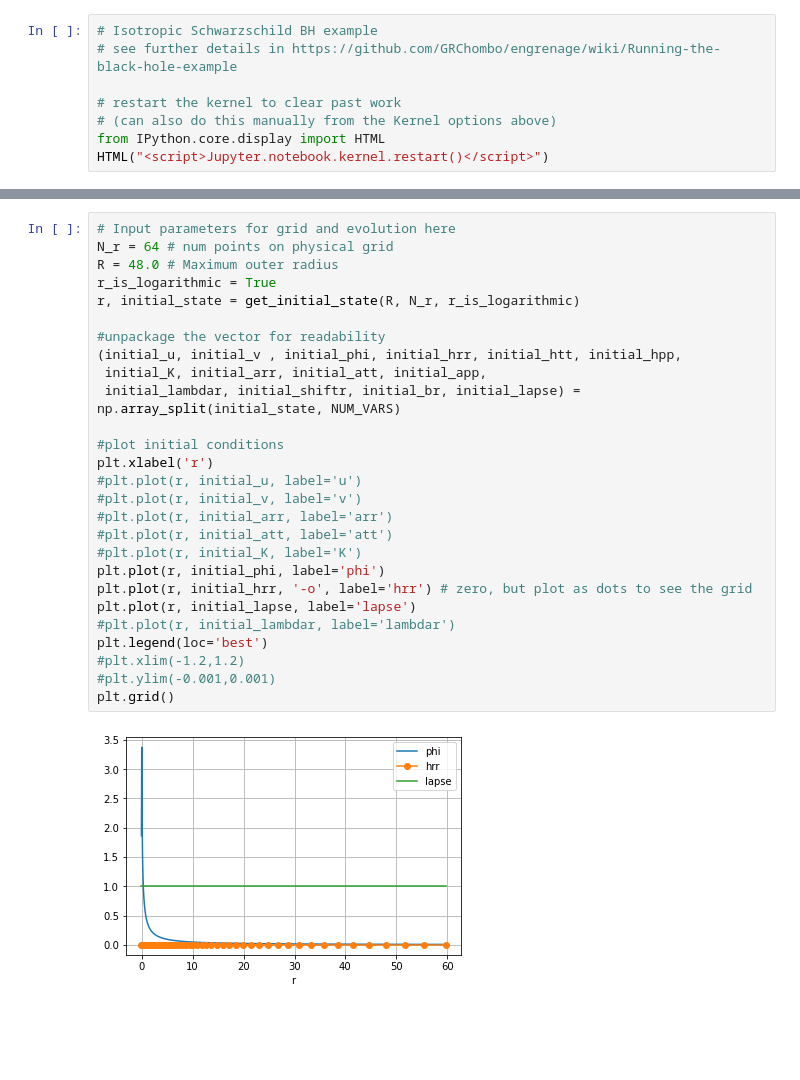
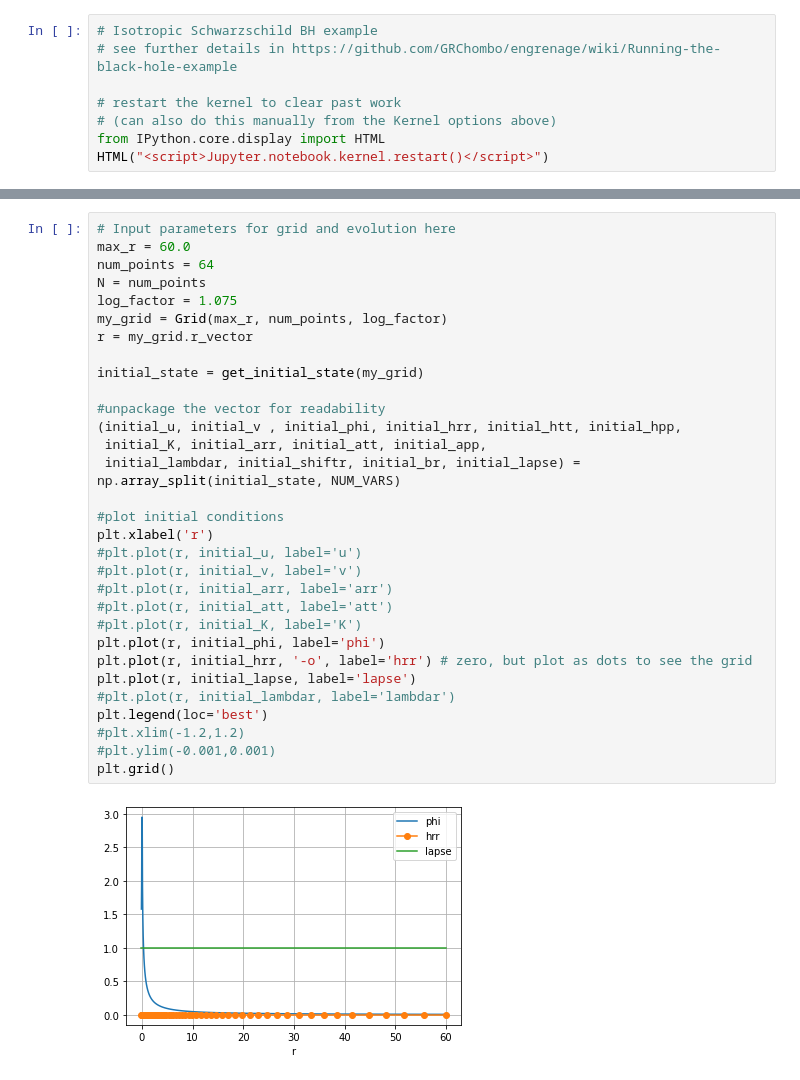
Before and after one commit to GRTLCollaboration/engrenage, a Jupyter notebook: examples/BHEvolution.ipynb, the cells around one changed output, grey strips where cells are left out. Drawn from its saved outputs; the diff is of its cells as text; blank space fills up the shorter version.

```diff
--- a/examples/BHEvolution.ipynb
+++ b/examples/BHEvolution.ipynb
@@ -27,31 +28,35 @@ from source.hamdiagnostic import *             # go here to change the Ham const
 # %%
 # Input parameters for grid and evolution here
-N_r = 64 # num points on physical grid
-R = 48.0 # Maximum outer radius
-r_is_logarithmic = True
-r, initial_state = get_initial_state(R, N_r, r_is_logarithmic)
+max_r = 60.0
+num_points = 64
+N = num_points
+log_factor = 1.075
+my_grid = Grid(max_r, num_points, log_factor)
+r = my_grid.r_vector
+
+initial_state = get_initial_state(my_grid)
 
 #unpackage the vector for readability
 (initial_u, initial_v , initial_phi, initial_hrr, initial_htt, initial_hpp,
  initial_K, initial_arr, initial_att, initial_app,
  initial_lambdar, initial_shiftr, initial_br, initial_lapse) = np.array_split(initial_state, NUM_VARS)
 
 #plot initial conditions
 plt.xlabel('r')
 #plt.plot(r, initial_u, label='u')
 #plt.plot(r, initial_v, label='v')
 #plt.plot(r, initial_arr, label='arr')
 #plt.plot(r, initial_att, label='att')
 #plt.plot(r, initial_K, label='K')
 plt.plot(r, initial_phi, label='phi')
 plt.plot(r, initial_hrr, '-o', label='hrr') # zero, but plot as dots to see the grid
 plt.plot(r, initial_lapse, label='lapse')
 #plt.plot(r, initial_lambdar, label='lambdar')
 plt.legend(loc='best')
 #plt.xlim(-1.2,1.2)
 #plt.ylim(-0.001,0.001)
 plt.grid()
 # %% [output]
-[figure, old version]
+[figure, new version]
 # %%
 # check the Hamiltonian constraint initially satisfied
```
Also changed, not shown: parts of 7 cells of this notebook, 7 other files.
